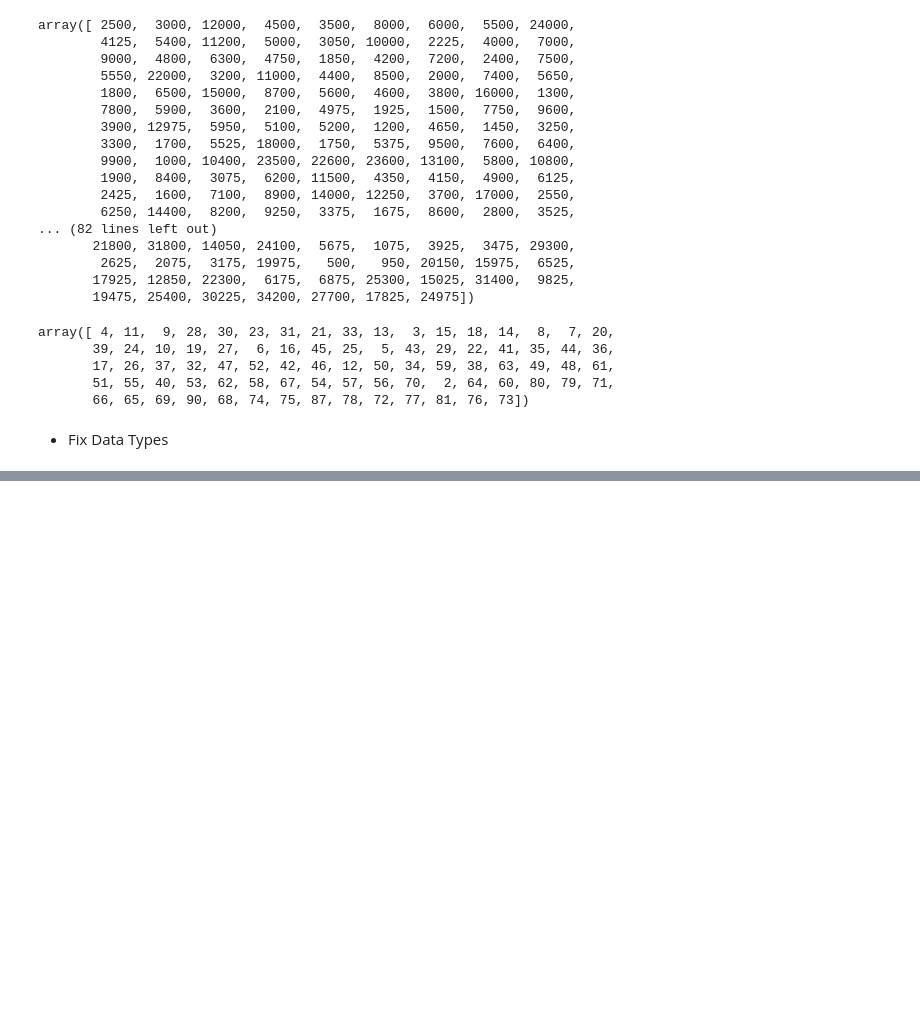
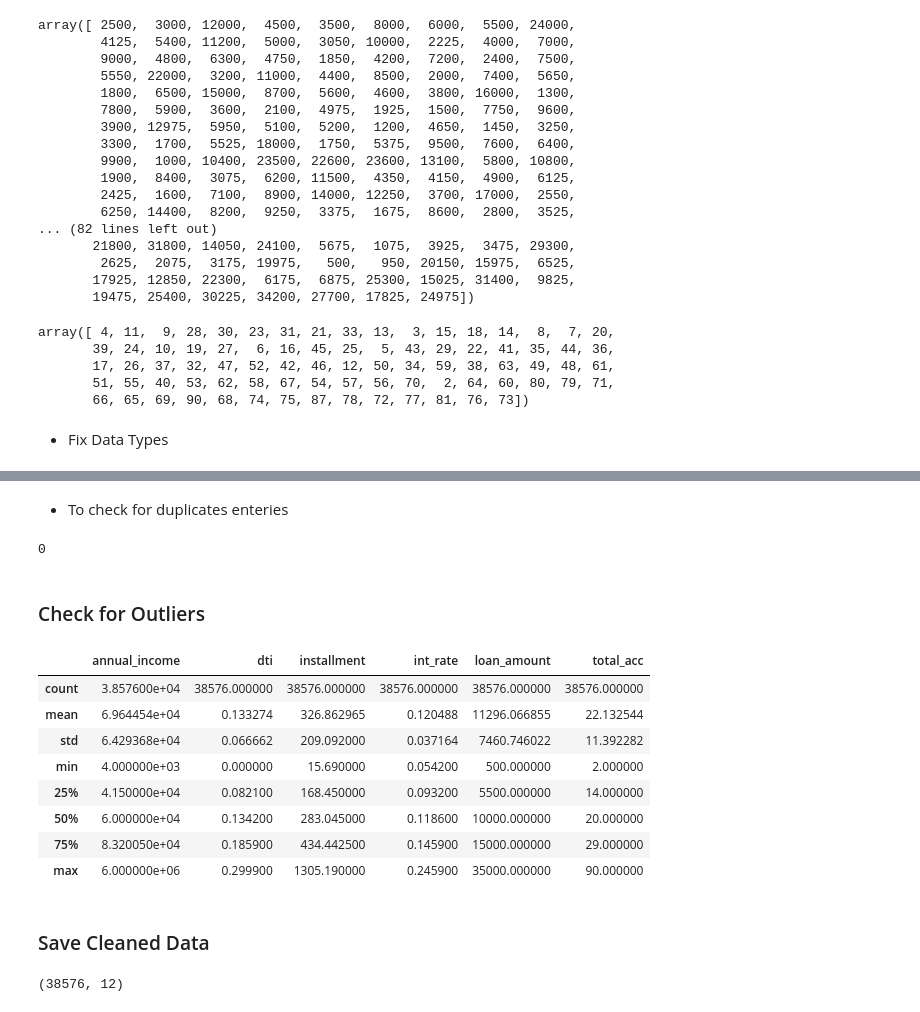
Before and after one commit to TemiDavid/blank-app, a Jupyter notebook: Capstone_Project.ipynb, the cells around one changed output, grey strips where cells are left out. Saved outputs shown, nothing was run; the diff lists cells and outputs as text; code cells hidden in the pictures; blank space fills up the shorter version.

```diff
--- a/Capstone_Project.ipynb
+++ b/Capstone_Project.ipynb
@@ -161,5 +162,5 @@ df_copy["emp_length"] = df_copy[ "emp_length"].str.replace('year', '', regex=Fal
 # %%
 # Let's remove the "s" at the back of the emp_length
-df_copy["emp_length"] = df_copy[ "emp_length"].str.replace('s', '', regex=False)
+#df_copy["emp_length"] = df_copy[ "emp_length"].str.replace('s', '', regex=False)
 # %%
 # Let's see unique value again
@@ -174,0 +168,3 @@ array(['C', 'E', 'B', 'A', 'D', 'F', 'G'], dtype=object)
+# %%
+# Let's change "10+" to "11"
+df_copy["emp_length"] = df_copy["emp_length"].str.replace("10+", "11")
@@ -334,29 +210,0 @@ array(['4/13/2021', '1/15/2021', '1/9/2021', '3/12/2021', '8/12/2021',
-# %%
-# Convert last_payment_date to datetime
-def parse_date(value):
-    """
-    A function that handles any data format
-    present in the last_credit_pull_date
-    """
-    # If already a datetime, return it
-    if isinstance(value, pd.Timestamp):
-        return value
-
-    # Handle missing values
-    if pd.isna(value):
-        return pd.NaT
-
-    # Try parsing string dates
-    value = str(value).strip()
-
-    for fmt in ("%Y-%m-%d", "%d-%m-%Y", "%Y/%m/%d", "%m/%d/%Y"):
-        try:
-            return datetime.strptime(value, fmt)
-        except ValueError:
-            continue
-
-    # If all parsing fails
-    return pd.NaT
-
-# Let's call in the function on the Join_Date column
-df_copy["last_payment_date"] = df_copy["last_payment_date"].apply(parse_date)
@@ -471,7 +288,7 @@ array([ 4, 11,  9, 28, 30, 23, 31, 21, 33, 13,  3, 15, 18, 14,  8,  7, 20,
 * Fix Data Types
 # %%
 # Convert emp_length
-df_copy['emp_length'] = pd.to_numeric(df_copy['emp_length'], errors='coerce')
+#df_copy['emp_length'] = pd.to_numeric(df_copy['emp_length'], errors='coerce')
 # %%
 df_copy.info()
 # %% [output]
@@ -494,0 +333,23 @@ memory usage: 5.0+ MB
+# %% [markdown]
+* To check for duplicates enteries
+# %%
+# Check for duplicates
+print(df_copy.duplicated().sum())
+# %% [output]
+0
+# %% [markdown]
+### Check for Outliers
+# %%
+df_copy.describe()
+# %% [output]
+|  | annual_income | dti | installment | int_rate | loan_amount | total_acc |
+| count | 3.857600e+04 | 38576.000000 | 38576.000000 | 38576.000000 | 38576.000000 | 38576.000000 |
+| mean | 6.964454e+04 | 0.133274 | 326.862965 | 0.120488 | 11296.066855 | 22.132544 |
+| std | 6.429368e+04 | 0.066662 | 209.092000 | 0.037164 | 7460.746022 | 11.392282 |
+| min | 4.000000e+03 | 0.000000 | 15.690000 | 0.054200 | 500.000000 | 2.000000 |
+| 25% | 4.150000e+04 | 0.082100 | 168.450000 | 0.093200 | 5500.000000 | 14.000000 |
+| 50% | 6.000000e+04 | 0.134200 | 283.045000 | 0.118600 | 10000.000000 | 20.000000 |
+| 75% | 8.320050e+04 | 0.185900 | 434.442500 | 0.145900 | 15000.000000 | 29.000000 |
+| max | 6.000000e+06 | 0.299900 | 1305.190000 | 0.245900 | 35000.000000 | 90.000000 |
+# %% [markdown]
+### Save Cleaned Data
@@ -494,0 +358,4 @@ memory usage: 5.0+ MB
+# %%
+df_copy.shape
+# %% [output]
+(38576, 12)
```
Also changed, not shown: parts of 30 cells of this notebook.
